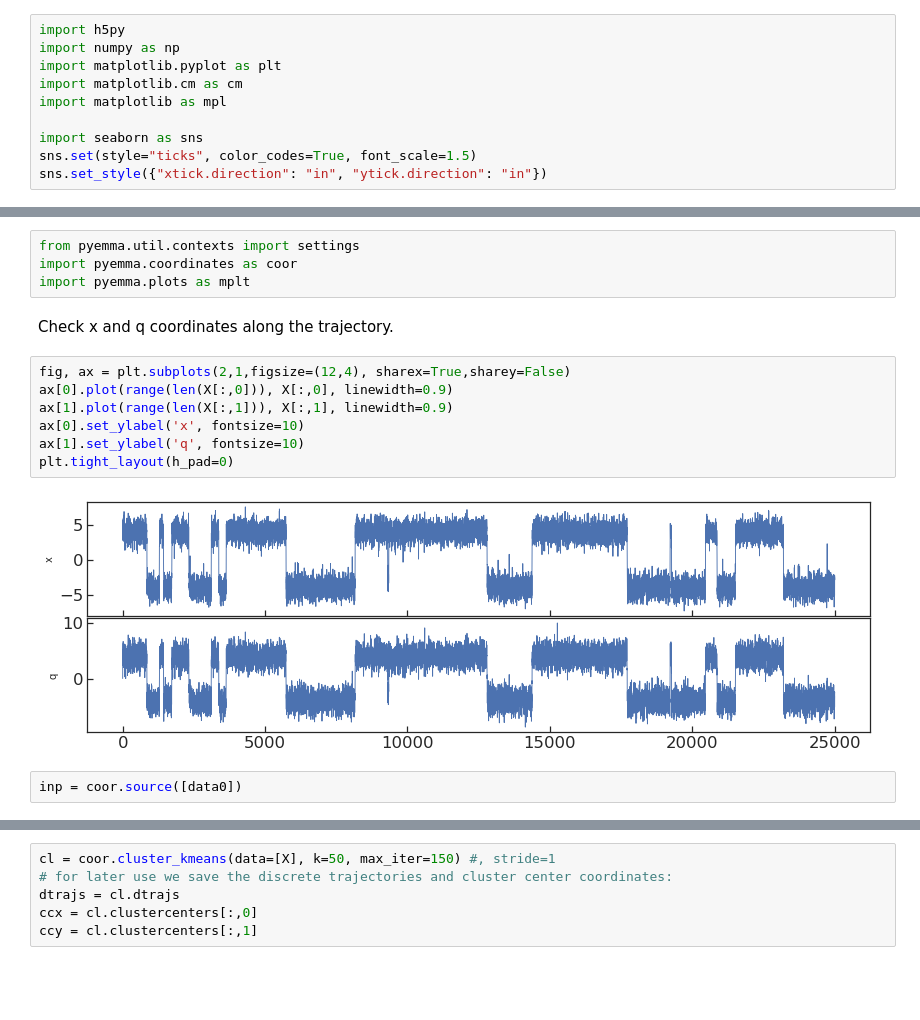
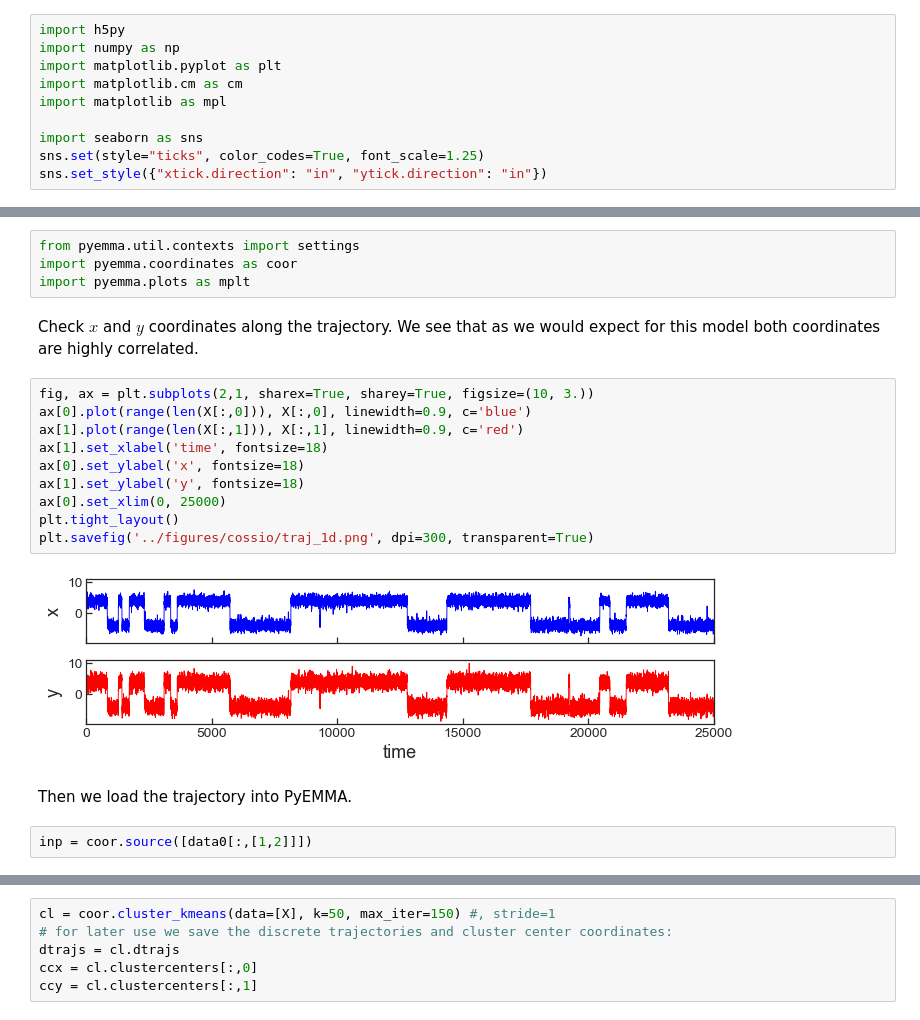
Before and after one commit to BioKT/hdbMSM, a Jupyter notebook: notebooks/cossio_potential.ipynb, the cells around one changed output, grey strips where cells are left out. Cells and saved outputs as stored; diff of their text form; blank space fills up the shorter version.

Commit message:
modifies plots and comment further

```diff
--- a/notebooks/cossio_potential.ipynb
+++ b/notebooks/cossio_potential.ipynb
@@ -6,5 +6,5 @@ import matplotlib.cm as cm
 import matplotlib as mpl
 
 import seaborn as sns
-sns.set(style="ticks", color_codes=True, font_scale=1.5)
+sns.set(style="ticks", color_codes=True, font_scale=1.25)
 sns.set_style({"xtick.direction": "in", "ytick.direction": "in"})
@@ -31,18 +38,23 @@ from pyemma.util.contexts import settings
 import pyemma.coordinates as coor
 import pyemma.plots as mplt
 # %% [markdown]
-Check x and q coordinates along the trajectory.
+Check $x$ and $y$ coordinates along the trajectory. We see that as we would expect for this model both coordinates are highly correlated.
 # %%
-fig, ax = plt.subplots(2,1,figsize=(12,4), sharex=True,sharey=False)
-ax[0].plot(range(len(X[:,0])), X[:,0], linewidth=0.9)
-ax[1].plot(range(len(X[:,1])), X[:,1], linewidth=0.9)
-ax[0].set_ylabel('x', fontsize=10)
-ax[1].set_ylabel('q', fontsize=10)
-plt.tight_layout(h_pad=0)
+fig, ax = plt.subplots(2,1, sharex=True, sharey=True, figsize=(10, 3.))
+ax[0].plot(range(len(X[:,0])), X[:,0], linewidth=0.9, c='blue')
+ax[1].plot(range(len(X[:,1])), X[:,1], linewidth=0.9, c='red')
+ax[1].set_xlabel('time', fontsize=18)
+ax[0].set_ylabel('x', fontsize=18)
+ax[1].set_ylabel('y', fontsize=18)
+ax[0].set_xlim(0, 25000)
+plt.tight_layout()
+plt.savefig('../figures/cossio/traj_1d.png', dpi=300, transparent=True)
 # %% [output]
-[figure, old version]
+[figure, new version]
+# %% [markdown]
+Then we load the trajectory into PyEMMA.
 # %%
-inp = coor.source([data0])
+inp = coor.source([data0[:,[1,2]]])
 # %%
 print ('number of trajectories = ', inp.ntraj)
 print('1st trajectory length = ',inp.trajectory_length(0))
```
Also changed, not shown: parts of 28 cells of this notebook.
